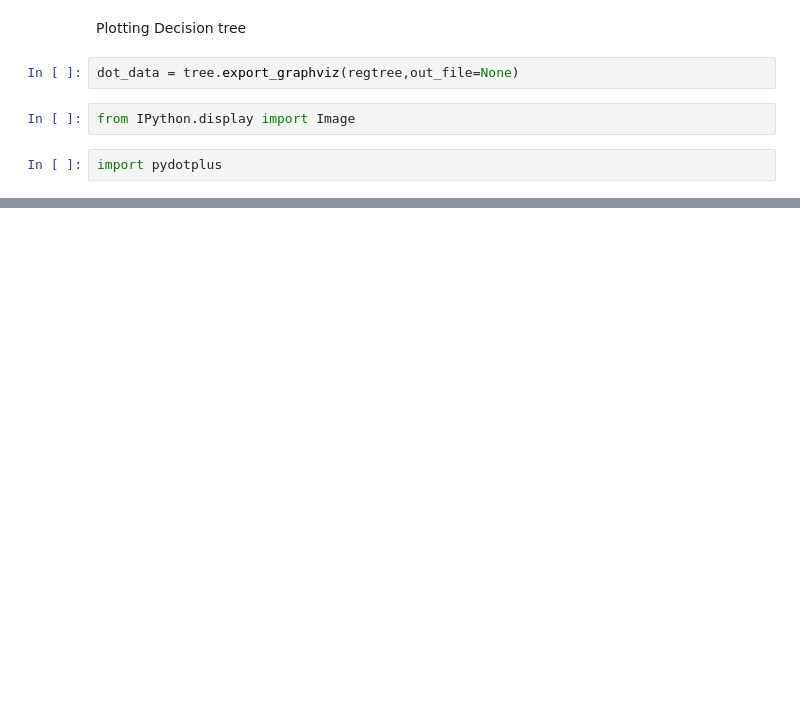
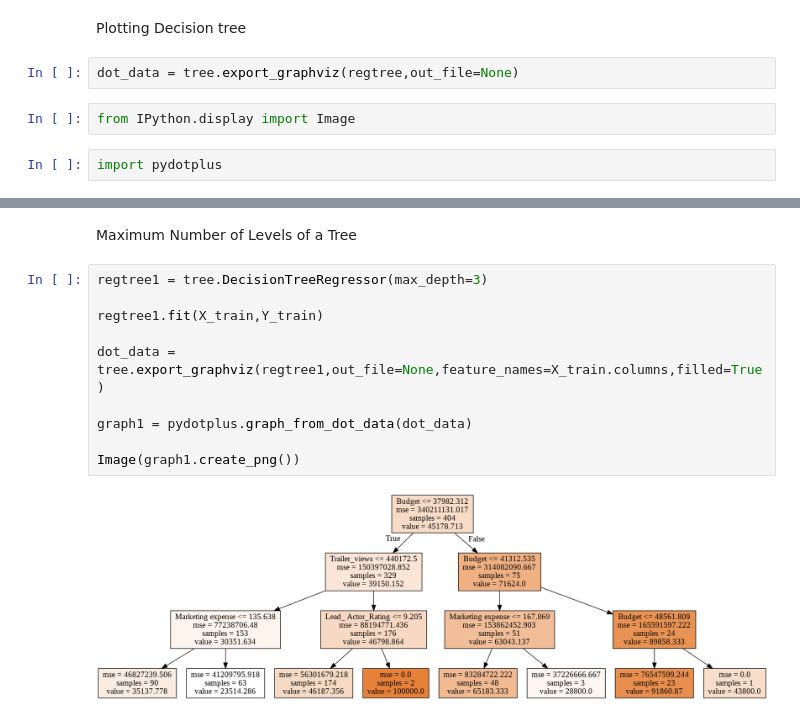
Before and after one commit to karthikchary/Regression_tree_pratice, a Jupyter notebook: Project_Moviecollection_Regression.ipynb, the cells around one changed output, grey strips where cells are left out. Drawn from its saved outputs; the diff is of its cells as text; blank space fills up the shorter version.

```diff
--- a/Project_Moviecollection_Regression.ipynb
+++ b/Project_Moviecollection_Regression.ipynb
@@ -253,0 +254,14 @@ Image(graph.create_png())
+# %% [markdown]
+Maximum Number of Levels of a Tree
+# %%
+regtree1 = tree.DecisionTreeRegressor(max_depth=3)
+
+regtree1.fit(X_train,Y_train)
+
+dot_data = tree.export_graphviz(regtree1,out_file=None,feature_names=X_train.columns,filled=True)
+
+graph1 = pydotplus.graph_from_dot_data(dot_data)
+
+Image(graph1.create_png())
+# %% [output]
+[figure, added]
```
Also changed, not shown: parts of 8 cells of this notebook.
